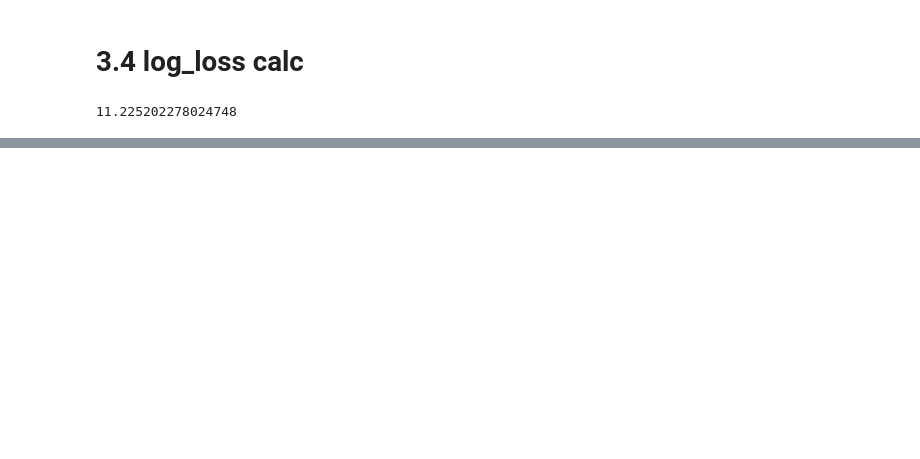
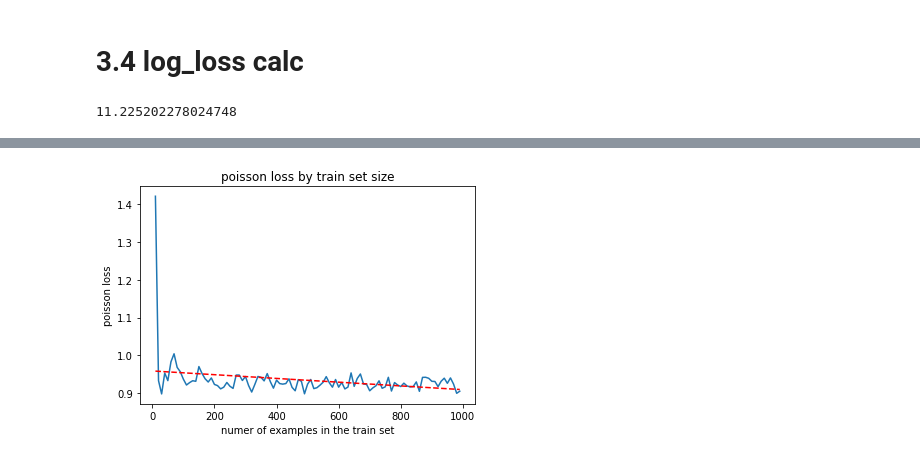
Before and after one commit to barifrah1/statisticalInferenceHW1, a Jupyter notebook: HW.ipynb, the cells around one changed output, grey strips where cells are left out. Saved outputs shown, nothing was run; the diff lists cells and outputs as text; code cells hidden in the pictures; blank space fills up the shorter version.

```diff
--- a/HW.ipynb
+++ b/HW.ipynb
@@ -70,0 +152,35 @@ print(log_loss(pred,y))
+# %%
+#q 4.6
+# poisson loss for differnt n: 10,20, … ,1000
+ranges = []
+losses = []
+for n in range(10,MAX_TRAIN_SIZE,TRAIN_SIZE_STEP):
+    yArray,xArray,lamdasArray = drawY(n,X_MEAN,X_STD)
+    clf = linear_model.PoissonRegressor(alpha=0)
+    clf.fit(xArray,yArray)
+    betas = [clf.intercept_,clf.coef_[0],clf.coef_[1]]
+    yArrayTest,xArrayTest,lamdasArrayTest = drawY(MAX_TRAIN_SIZE,X_MEAN,X_STD)
+    yTestPred = clf.predict(xArrayTest)
+    loss = calculatePoissonLoss(yTestPred,yArrayTest)
+    ranges.append(n)
+    losses.append(loss)
+plt.plot(ranges,losses)
+# naming the x axis
+plt.xlabel('numer of examples in the train set')
+# naming the y axis
+plt.ylabel('poisson loss')
+# giving a title to my graph
+plt.title('poisson loss by train set size')
+# calc the trendline
+z = np.polyfit(ranges, losses, 1)
+p = np.poly1d(z)
+pylab.plot(ranges,p(ranges),"r--")
+# function to show the plot
+plt.show()
+#print(f"test losses are: {losses}")
+
+#As we can see, the loss decreases slowly when the train set size increases.
+#This make sense as long as the train size increases the approximated betas converge to the real betas
+#The test set betas are draw from the real betas distribution so when the train size gets bigger the gap between the distribution gets smaller and thats why the loss decreases too.
+# %% [output]
+[figure, added]
```
Also changed, not shown: parts of 14 cells of this notebook, 2 other files.
